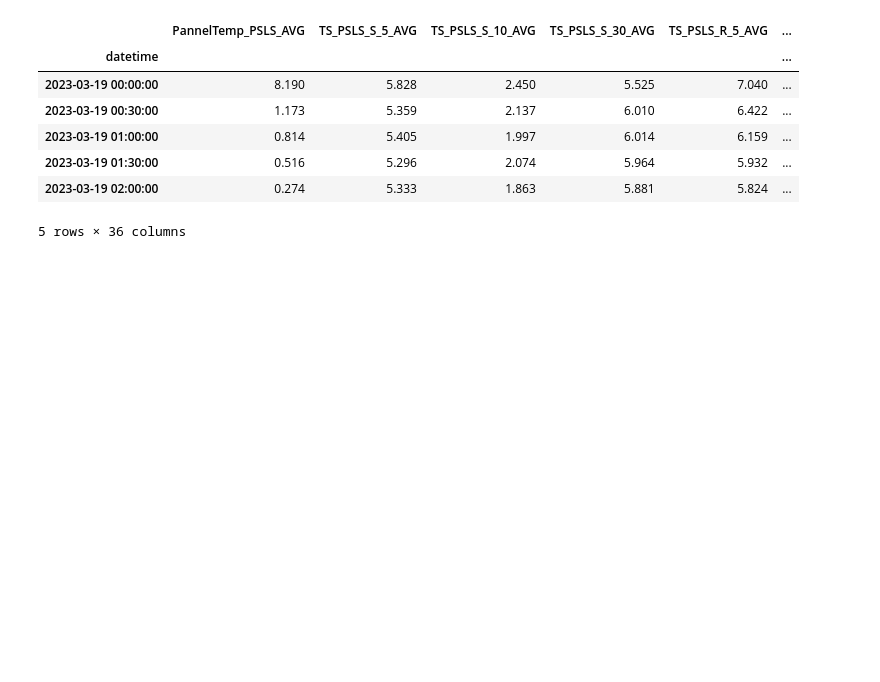
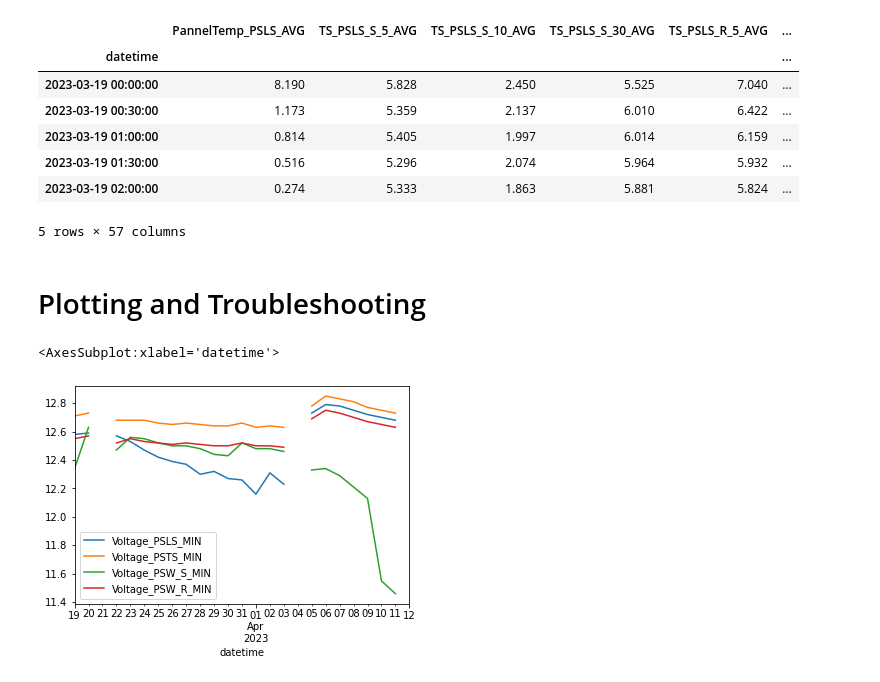
Before and after one commit to ubc-micromet/DataLogger_Programs, a Jupyter notebook: BBS/CompileSoilData.ipynb, the cells around one changed output. Drawn from its saved outputs; the diff is of its cells as text; code cells hidden in the pictures; blank space fills up the shorter version.

```diff
--- a/BBS/CompileSoilData.ipynb
+++ b/BBS/CompileSoilData.ipynb
@@ -59,7 +65,7 @@ for site in Sites:
     TableDef = parse_FSL(config[site]['FSL'])
     for dir in subDirs:
         file = config['DATA']['FileName'].replace('{LOGGER}',site)
-        data = pd.read_csv(f'{dir}/{file}',header=None,na_values=[-6999])
+        data = pd.read_csv(f'{dir}/{file}',header=None,na_values=[-6999,6999])
         # Half-hourly data
         HH_id = int(config[site]['30_Min'])
         HH = data.loc[data[0]==HH_id]
@@ -107,12 +113,30 @@ for site in Sites:
 
     AllData = pd.concat([AllData,HalfHourlyData],axis=1)
 
+
+AllData['Interval_ID'] = AllData.index.date[0].strftime('%Y%m%d')
 for i,d in enumerate(config['DATA']['SERVICE_DATES'].split(',')):
     d = pd.to_datetime(d).date()
+    id = d.strftime('%Y%m%d')
+    AllData.loc[AllData.index.date > d,'Interval_ID']=id
     if i == 0:
         AllData=AllData.loc[AllData.index.date > d]
     else:
         AllData.loc[AllData.index.date == d] = np.nan
+
+for c in AllData.columns:
+    for ex in config['DATA']['Exclude'].split(','):
+        ex = ex.split('_')
+        keep = len(ex)
+        for e in ex:
+            if e in c:
+                keep -= 1
+        if keep < 1:
+            AllData = AllData.drop(c,axis=1)
+
+AllData.to_csv(config['DATA']['Output']+'/BBS_Soil_Data.csv')
+
+
 AllData.head()
 # %% [output]
 |  | PannelTemp_PSLS_AVG | TS_PSLS_S_5_AVG | TS_PSLS_S_10_AVG | TS_PSLS_S_30_AVG | TS_PSLS_R_5_AVG | ... |
@@ -122,7 +146,19 @@ AllData.head()
 | 2023-03-19 01:00:00 | 0.814 | 5.405 | 1.997 | 6.014 | 6.159 | ... |
 | 2023-03-19 01:30:00 | 0.516 | 5.296 | 2.074 | 5.964 | 5.932 | ... |
 | 2023-03-19 02:00:00 | 0.274 | 5.333 | 1.863 | 5.881 | 5.824 | ... |
-5 rows × 36 columns
+5 rows × 57 columns
+# %% [markdown]
+# Plotting and Troubleshooting
+# %%
+fig,ax=plt.subplots()
+cols = AllData.columns
+AllData[cols[cols.str.contains('Voltage')]].resample('D').min().plot(ax=ax)
+# for plot in ['PSLS','PSTS','PSW']:
+#     for treatment in ['R','S']:
+#         ax.plot(AllData[f'Voltage_{plot}_{S}_MIN'])
+# %% [output]
+<AxesSubplot:xlabel='datetime'>
+[figure, added]
 # %%
 Positions = ['PSLS_S','PSLS_R','PSTS_S','PSTS_R','PSW_S','PSW_R']
 
```
Also changed, not shown: parts of 6 cells of this notebook, 1 other file.
